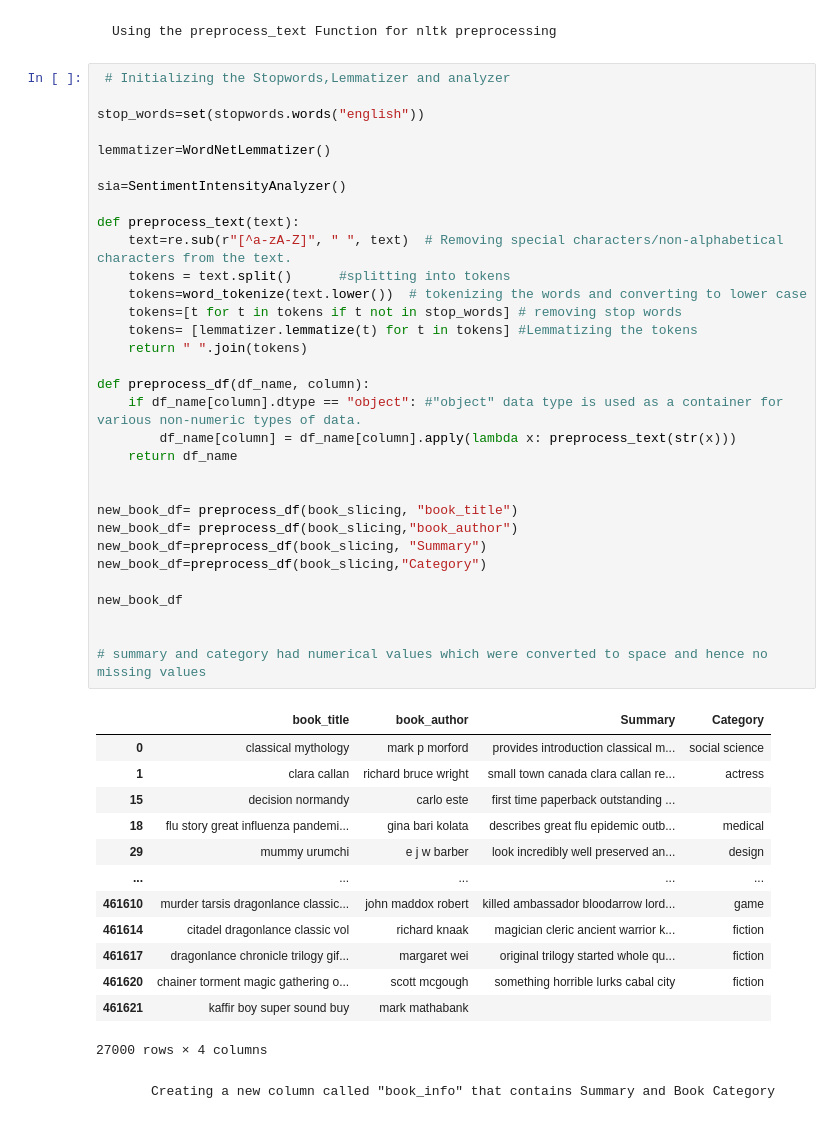
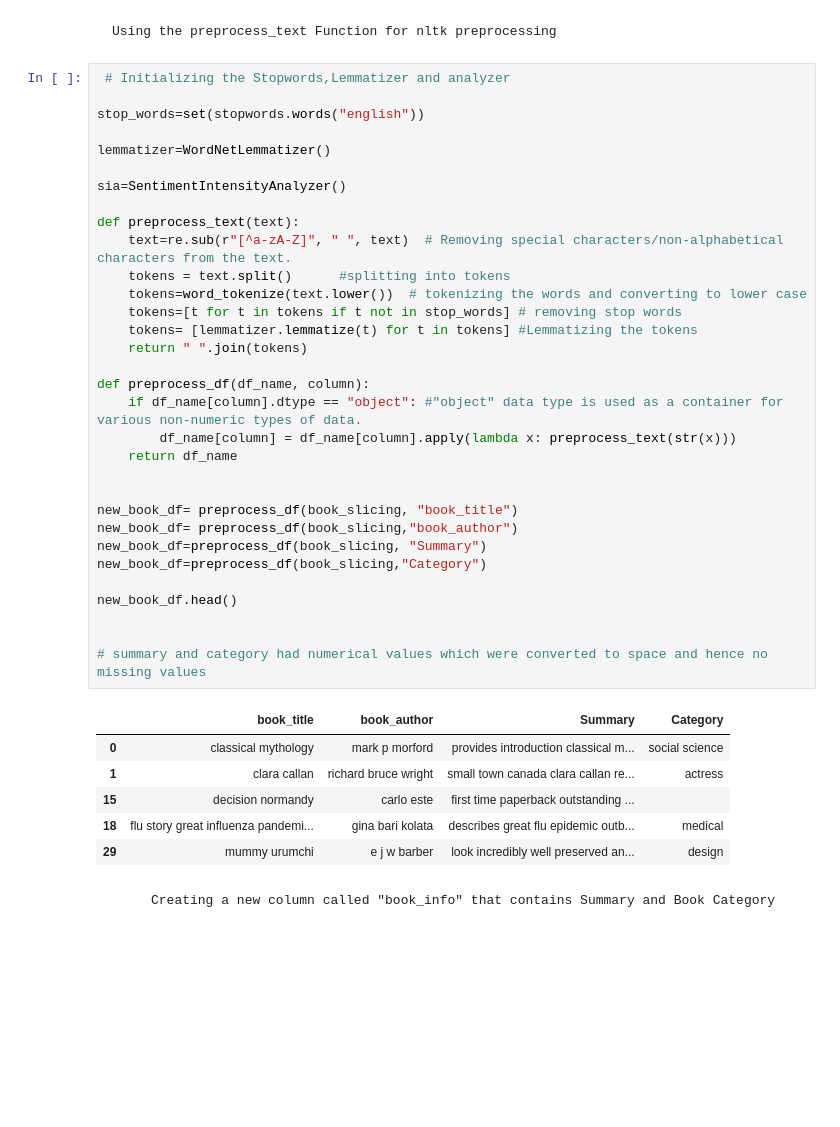
Before and after one commit to Isaac-Munyaka/My_Book_Recommender-Sytem, a Jupyter notebook: book_recommender_system.ipynb, the cells around one changed output. Cells and saved outputs as stored; diff of their text form; blank space fills up the shorter version.

```diff
--- a/book_recommender_system.ipynb
+++ b/book_recommender_system.ipynb
@@ -190,41 +190,34 @@ sia=SentimentIntensityAnalyzer()
 
 def preprocess_text(text):
     text=re.sub(r"[^a-zA-Z]", " ", text)  # Removing special characters/non-alphabetical characters from the text.
     tokens = text.split()      #splitting into tokens
     tokens=word_tokenize(text.lower())  # tokenizing the words and converting to lower case
     tokens=[t for t in tokens if t not in stop_words] # removing stop words
     tokens= [lemmatizer.lemmatize(t) for t in tokens] #Lemmatizing the tokens
     return " ".join(tokens)
 
 def preprocess_df(df_name, column):
     if df_name[column].dtype == "object": #"object" data type is used as a container for various non-numeric types of data.
         df_name[column] = df_name[column].apply(lambda x: preprocess_text(str(x)))
     return df_name
 
 
 new_book_df= preprocess_df(book_slicing, "book_title")
 new_book_df= preprocess_df(book_slicing,"book_author")
 new_book_df=preprocess_df(book_slicing, "Summary")
 new_book_df=preprocess_df(book_slicing,"Category")
 
-new_book_df
+new_book_df.head()
 
 
 # summary and category had numerical values which were converted to space and hence no missing values
 # %% [output]
 |  | book_title | book_author | Summary | Category |
 | 0 | classical mythology | mark p morford | provides introduction classical m... | social science |
 | 1 | clara callan | richard bruce wright | small town canada clara callan re... | actress |
 | 15 | decision normandy | carlo este | first time paperback outstanding ... |  |
 | 18 | flu story great influenza pandemi... | gina bari kolata | describes great flu epidemic outb... | medical |
 | 29 | mummy urumchi | e j w barber | look incredibly well preserved an... | design |
-| ... | ... | ... | ... | ... |
-| 461610 | murder tarsis dragonlance classic... | john maddox robert | killed ambassador bloodarrow lord... | game |
-| 461614 | citadel dragonlance classic vol | richard knaak | magician cleric ancient warrior k... | fiction |
-| 461617 | dragonlance chronicle trilogy gif... | margaret wei | original trilogy started whole qu... | fiction |
-| 461620 | chainer torment magic gathering o... | scott mcgough | something horrible lurks cabal city | fiction |
-| 461621 | kaffir boy super sound buy | mark mathabank |  |  |
-27000 rows × 4 columns
 # %% [markdown]
          Creating a new column called "book_info" that contains Summary and Book Category
 # %%
```
Also changed, not shown: parts of 3 cells of this notebook.
